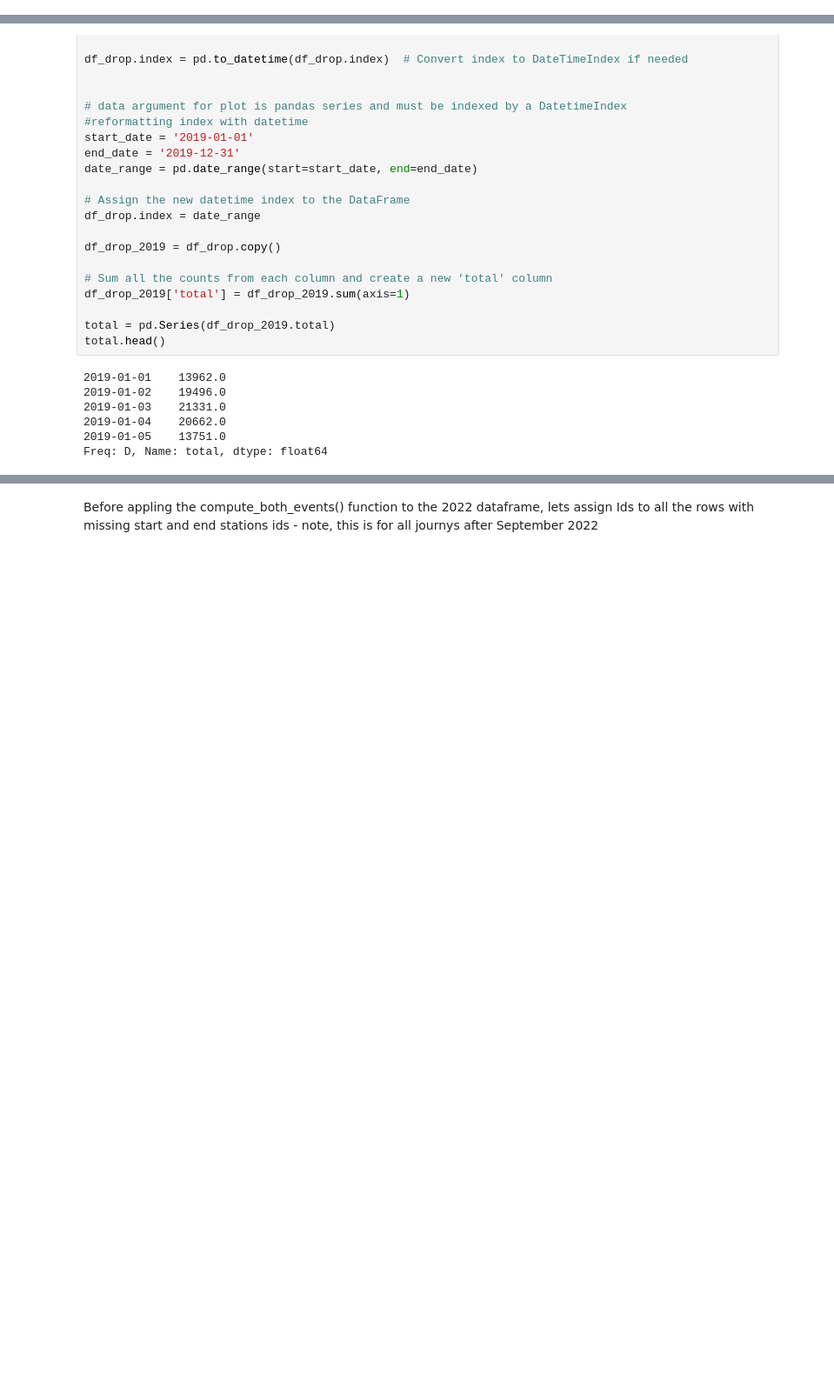
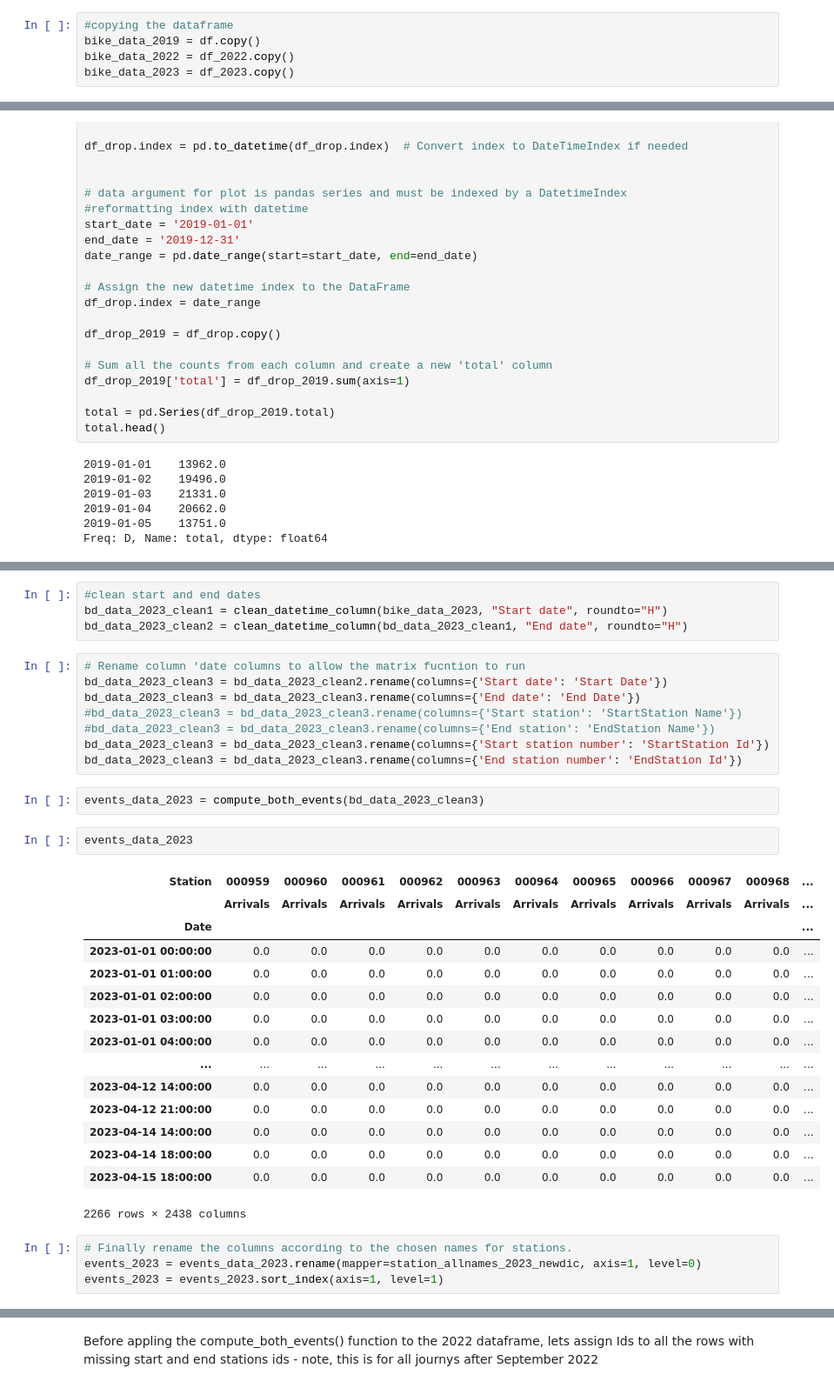
Before and after one commit to elrhmo/TfL_Bike_Analysis, a Jupyter notebook: data_prep.ipynb, the cells around one changed output, grey strips where cells are left out. Shown: that part at 87% size. Saved outputs shown, nothing was run; the diff lists cells and outputs as text; blank space fills up the shorter version.

Commit message:
downloading data for 2023

```diff
--- a/data_prep.ipynb
+++ b/data_prep.ipynb
@@ -872,2 +1043,7 @@ df_2022
+# %%
+#copying the dataframe
+bike_data_2019 = df.copy()
+bike_data_2022 = df_2022.copy()
+bike_data_2023 = df_2023.copy()
 # %% [markdown]
 # Now lets create a matrix for all the data in 2019
@@ -1034,0 +1277,36 @@ Freq: D, Name: total, dtype: float64
+# %%
+#clean start and end dates
+bd_data_2023_clean1 = clean_datetime_column(bike_data_2023, "Start date", roundto="H")
+bd_data_2023_clean2 = clean_datetime_column(bd_data_2023_clean1, "End date", roundto="H")
+# %%
+# Rename column 'date columns to allow the matrix fucntion to run
+bd_data_2023_clean3 = bd_data_2023_clean2.rename(columns={'Start date': 'Start Date'})
+bd_data_2023_clean3 = bd_data_2023_clean3.rename(columns={'End date': 'End Date'})
+#bd_data_2023_clean3 = bd_data_2023_clean3.rename(columns={'Start station': 'StartStation Name'})
+#bd_data_2023_clean3 = bd_data_2023_clean3.rename(columns={'End station': 'EndStation Name'})
+bd_data_2023_clean3 = bd_data_2023_clean3.rename(columns={'Start station number': 'StartStation Id'})
+bd_data_2023_clean3 = bd_data_2023_clean3.rename(columns={'End station number': 'EndStation Id'})
+# %%
+events_data_2023 = compute_both_events(bd_data_2023_clean3)
+# %%
+events_data_2023
+# %% [output]
+| Station | 000959 | 000960 | 000961 | 000962 | 000963 | 000964 | 000965 | 000966 | 000967 | 000968 | ... |
+|  | Arrivals | Arrivals | Arrivals | Arrivals | Arrivals | Arrivals | Arrivals | Arrivals | Arrivals | Arrivals | ... |
+| Date |  |  |  |  |  |  |  |  |  |  | ... |
+| 2023-01-01 00:00:00 | 0.0 | 0.0 | 0.0 | 0.0 | 0.0 | 0.0 | 0.0 | 0.0 | 0.0 | 0.0 | ... |
+| 2023-01-01 01:00:00 | 0.0 | 0.0 | 0.0 | 0.0 | 0.0 | 0.0 | 0.0 | 0.0 | 0.0 | 0.0 | ... |
+| 2023-01-01 02:00:00 | 0.0 | 0.0 | 0.0 | 0.0 | 0.0 | 0.0 | 0.0 | 0.0 | 0.0 | 0.0 | ... |
+| 2023-01-01 03:00:00 | 0.0 | 0.0 | 0.0 | 0.0 | 0.0 | 0.0 | 0.0 | 0.0 | 0.0 | 0.0 | ... |
+| 2023-01-01 04:00:00 | 0.0 | 0.0 | 0.0 | 0.0 | 0.0 | 0.0 | 0.0 | 0.0 | 0.0 | 0.0 | ... |
+| ... | ... | ... | ... | ... | ... | ... | ... | ... | ... | ... | ... |
+| 2023-04-12 14:00:00 | 0.0 | 0.0 | 0.0 | 0.0 | 0.0 | 0.0 | 0.0 | 0.0 | 0.0 | 0.0 | ... |
+| 2023-04-12 21:00:00 | 0.0 | 0.0 | 0.0 | 0.0 | 0.0 | 0.0 | 0.0 | 0.0 | 0.0 | 0.0 | ... |
+| 2023-04-14 14:00:00 | 0.0 | 0.0 | 0.0 | 0.0 | 0.0 | 0.0 | 0.0 | 0.0 | 0.0 | 0.0 | ... |
+| 2023-04-14 18:00:00 | 0.0 | 0.0 | 0.0 | 0.0 | 0.0 | 0.0 | 0.0 | 0.0 | 0.0 | 0.0 | ... |
+| 2023-04-15 18:00:00 | 0.0 | 0.0 | 0.0 | 0.0 | 0.0 | 0.0 | 0.0 | 0.0 | 0.0 | 0.0 | ... |
+2266 rows × 2438 columns
+# %%
+# Finally rename the columns according to the chosen names for stations.
+events_2023 = events_data_2023.rename(mapper=station_allnames_2023_newdic, axis=1, level=0)
+events_2023 = events_2023.sort_index(axis=1, level=1)
```
Also changed, not shown: parts of 38 cells of this notebook.
